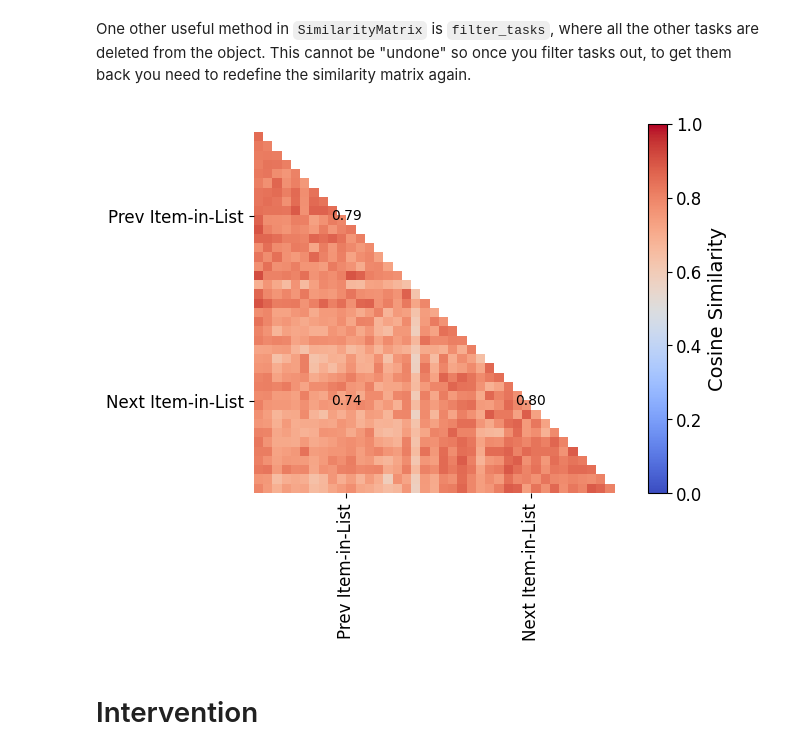
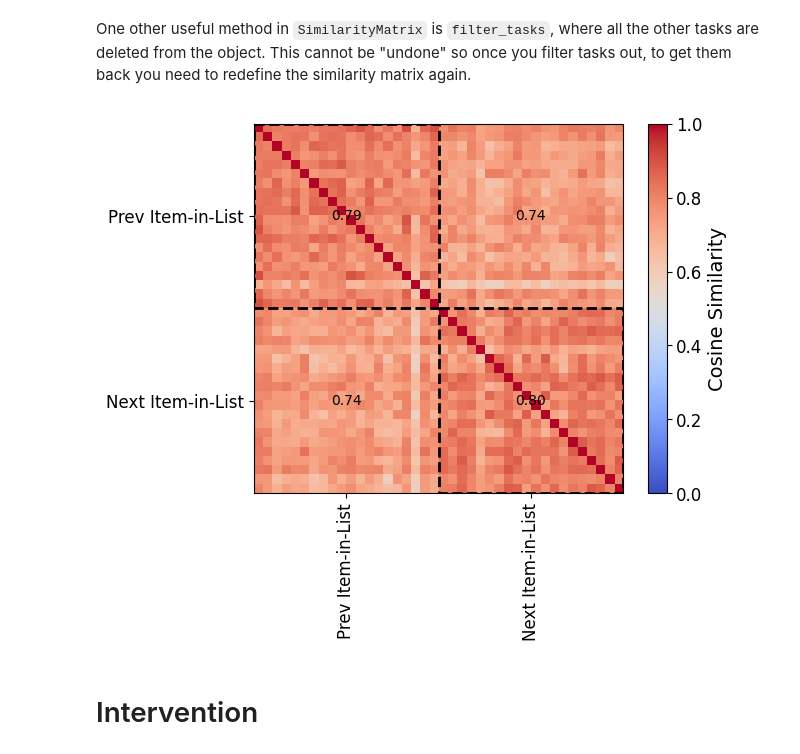
Before and after one commit to gucioopielka/concept_vectors, a Jupyter notebook: demo/demo_notebook.ipynb, the cells around one changed output. Cells and saved outputs as stored; diff of their text form; code cells hidden in the pictures.

```diff
--- a/demo/demo_notebook.ipynb
+++ b/demo/demo_notebook.ipynb
@@ -300,9 +309,9 @@ simmat_full.plot(bounding_boxes=True)
 One other useful method in <code>SimilarityMatrix</code> is <code>filter_tasks</code>, where all the other tasks are deleted from the object. This cannot be "undone" so once you filter tasks out, to get them back you need to redefine the similarity matrix again.
 # %%
 simmat_full.filter_tasks(['Prev Item-in-List', 'Next Item-in-List'])
-simmat_full.plot(plot_means=True, plot_lower_diag=True)
+simmat_full.plot(plot_means=True, bounding_boxes=True)
 # %% [output]
-[figure, old version]
+[figure, new version]
 # %% [markdown]
 # Intervention
 # %% [markdown]
```
Also changed, not shown: parts of 35 cells of this notebook, 6 other files.
